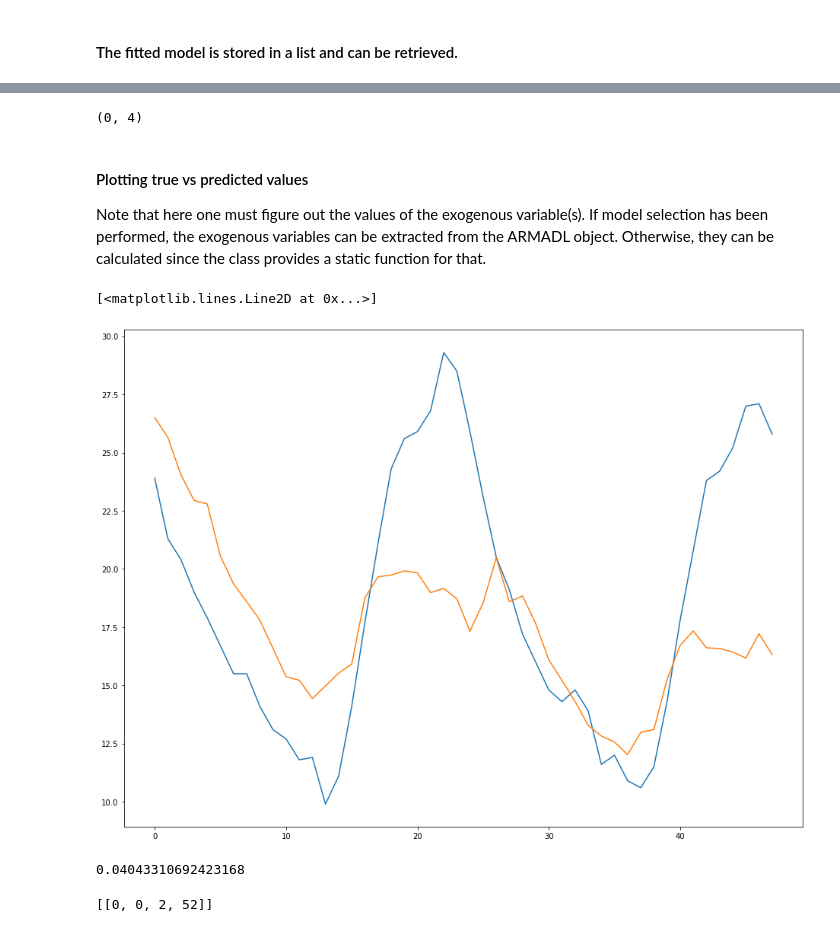
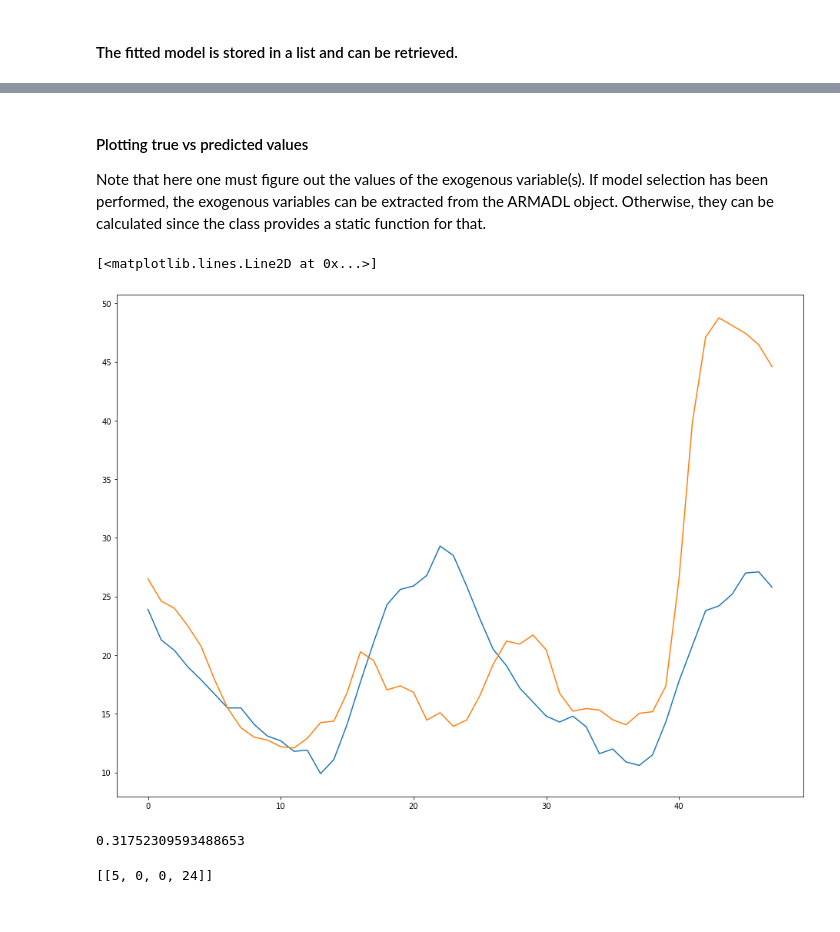
Before and after one commit to fahadahaf/armadila, a Jupyter notebook: examples/airqualitytest.ipynb, the cells around one changed output, grey strips where cells are left out. Saved outputs shown, nothing was run; the diff lists cells and outputs as text; code cells hidden in the pictures.

```diff
--- a/examples/airqualitytest.ipynb
+++ b/examples/airqualitytest.ipynb
@@ -189,0 +188,4 @@ dl_param=1
+# %%
+#dl_param=2 #{'exog1':[1,2], 'exog2':2}
+dl_param='GC'
+single_lag = False
@@ -190,7 +196,11 @@ dl_param=1
+# %%
+#exog = None
+#exog = dataset[['CO(GT)', 'PT08.S1(CO)']][:8*24]
+exog = dataset[num_cols[:3]][:8*24]
 # %%
 mdl = ARMADL(dataset['T'][:8*24],
-             exog=dataset[['CO(GT)', 'PT08.S1(CO)']][:8*24],
-             dl_param=dl_param) #dl_param={'exog1':[1,2], 'exog2':2})
+             exog=exog,
+             dl_param=dl_param, single_lag=single_lag)
 # %% [markdown]
 #### Important!
 ARMADL primarily works as a wrapper for the pmdarima's model selection function named *auto_arima*. Therefore, all the auto_arima() function parameters should be provided. Details on auto_arima() can be found here: https://alkaline-ml.com/pmdarima/modules/generated/pmdarima.arima.auto_arima.html
@@ -288,38 +304,34 @@ SARIMAX Results
 Warnings:
 [1] Covariance matrix calculated using the outer product of gradients (complex-step).
-# %%
-exog_vals.shape
-# %% [output]
-(0, 4)
 # %% [markdown]
 #### Plotting true vs predicted values
 Note that here one must figure out the values of the exogenous variable(s). If model selection has been performed, the exogenous variables can be extracted from the ARMADL object. Otherwise, they can be calculated since the class provides a static function for that.
 # %%
 #for next season after training
 start=6*24
 end=8*24
 test_true = dataset['T'][start:end].values
 
 #if model selection has already been performed
-exog_vals = mdl.exog[start:end]
+exog_vals = None if mdl.exog is None else mdl.exog[start:end]
 
 #alternatively, one can re-run the function to get the exogenous variables
 #exog_vals = mdl.generate_distributed_lags(exog=dataset[['exog1','exog2']][start:end],k=dl_param)
 
 test_preds = fit_res.predict(n_periods=(end-start), X=exog_vals)
 plt.plot(test_true)
 plt.plot(test_preds)
 # %% [output]
 [<matplotlib.lines.Line2D at 0x...>]
-[figure, old version]
+[figure, new version]
 # %%
 skm.mean_absolute_percentage_error(test_endog, test_preds)
 # %% [output]
-0.04043310692423168
+0.31752309593488653
 # %%
 mdl.best_params
 # %% [output]
-[[0, 0, 2, 52]]
+[[5, 0, 0, 24]]
 # %%
 # Manually testing the best parameters using SARIMAX
 #model = SARIMAX(dataset['gasoline'][:3*52], exog=dataset[['exog1','exog2']][:3*52],
```
Also changed, not shown: parts of 11 cells of this notebook.
